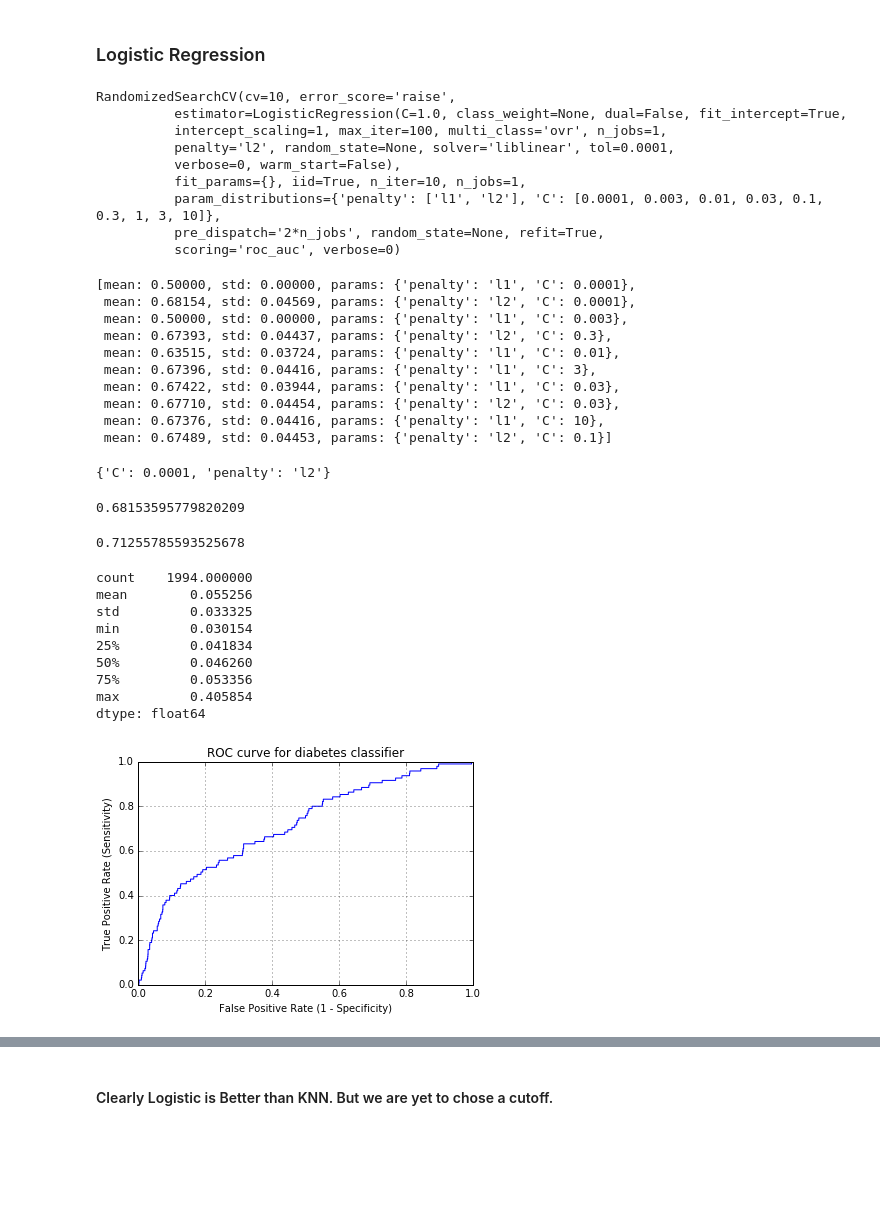
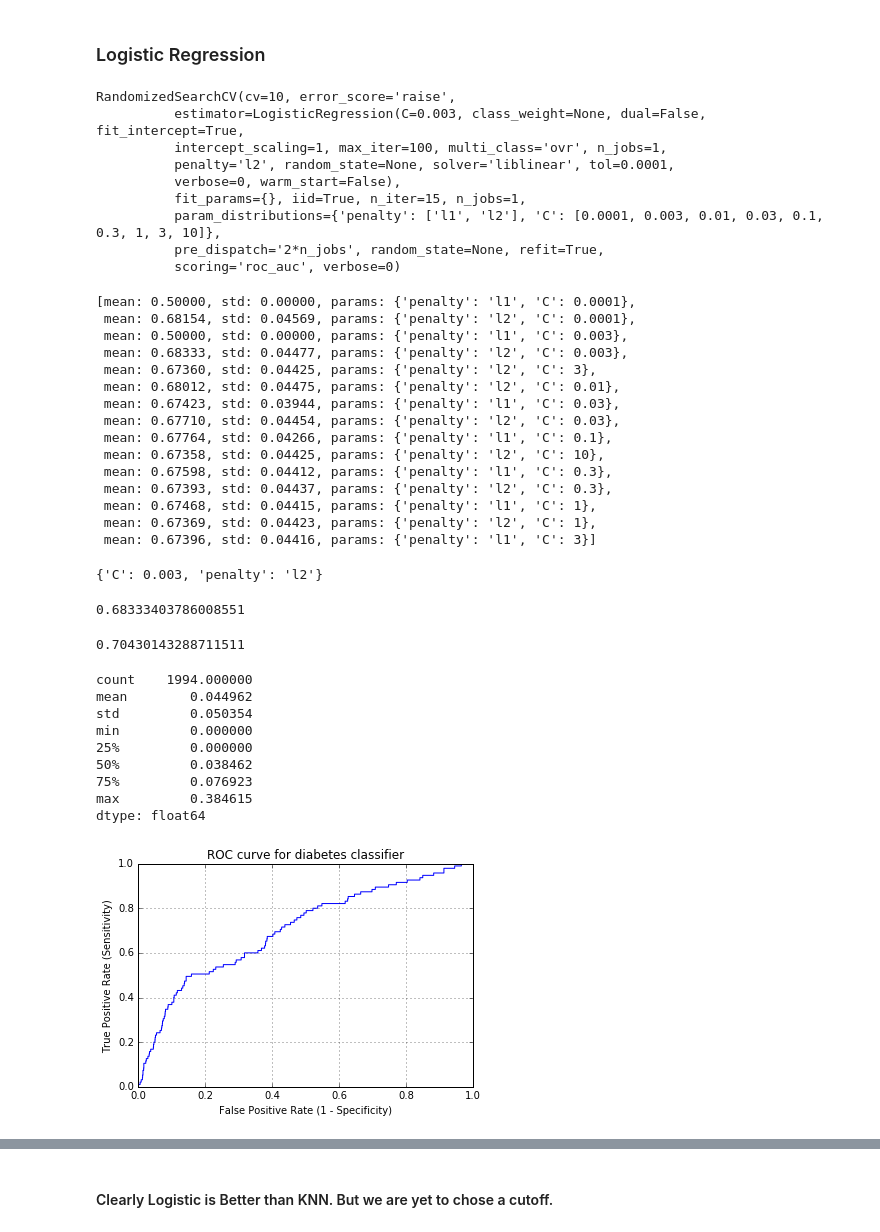
Before and after one commit to Shivam06/EXL-EQ-2017, a Jupyter notebook: Modelling.ipynb, the cells around one changed output, grey strips where cells are left out. Drawn from its saved outputs; the diff is of its cells as text; code cells hidden in the pictures; blank space fills up the shorter version.

```diff
--- a/Modelling.ipynb
+++ b/Modelling.ipynb
@@ -131,7 +155,7 @@ grid.best_score_
 from sklearn.preprocessing import binarize
 from sklearn import metrics
 # %%
-knn = KNeighborsClassifier(n_neighbors=27, p = 2, weights= "uniform")
+knn = KNeighborsClassifier(n_neighbors=26, p = 1, weights= "uniform")
 knn.fit(Xtrain_std, ytrain)
 ypred_prob = knn.predict_proba(Xtest_std)[:,1]
 metrics.roc_auc_score(ytest, ypred_prob)
@@ -193,15 +217,15 @@ param_grid = {
     "C" : [0.0001,0.003,0.01,0.03,0.1,0.3,1,3,10],
     "penalty" : ["l1", "l2"]
 }
-rand_cv = RandomizedSearchCV(lr, param_grid, cv = 10, scoring = "roc_auc")
+rand_cv = RandomizedSearchCV(lr, param_grid, cv = 10, scoring = "roc_auc", n_iter=15)
 rand_cv.fit(Xtrain_std, ytrain)
 # %% [output]
 RandomizedSearchCV(cv=10, error_score='raise',
-          estimator=LogisticRegression(C=1.0, class_weight=None, dual=False, fit_intercept=True,
+          estimator=LogisticRegression(C=0.003, class_weight=None, dual=False, fit_intercept=True,
           intercept_scaling=1, max_iter=100, multi_class='ovr', n_jobs=1,
           penalty='l2', random_state=None, solver='liblinear', tol=0.0001,
           verbose=0, warm_start=False),
-          fit_params={}, iid=True, n_iter=10, n_jobs=1,
+          fit_params={}, iid=True, n_iter=15, n_jobs=1,
           param_distributions={'penalty': ['l1', 'l2'], 'C': [0.0001, 0.003, 0.01, 0.03, 0.1, 0.3, 1, 3, 10]},
           pre_dispatch='2*n_jobs', random_state=None, refit=True,
           scoring='roc_auc', verbose=0)
@@ -211,50 +235,55 @@ rand_cv.grid_scores_
 [mean: 0.50000, std: 0.00000, params: {'penalty': 'l1', 'C': 0.0001},
  mean: 0.68154, std: 0.04569, params: {'penalty': 'l2', 'C': 0.0001},
  mean: 0.50000, std: 0.00000, params: {'penalty': 'l1', 'C': 0.003},
+ mean: 0.68333, std: 0.04477, params: {'penalty': 'l2', 'C': 0.003},
+ mean: 0.67360, std: 0.04425, params: {'penalty': 'l2', 'C': 3},
+ mean: 0.68012, std: 0.04475, params: {'penalty': 'l2', 'C': 0.01},
+ mean: 0.67423, std: 0.03944, params: {'penalty': 'l1', 'C': 0.03},
+ mean: 0.67710, std: 0.04454, params: {'penalty': 'l2', 'C': 0.03},
+ mean: 0.67764, std: 0.04266, params: {'penalty': 'l1', 'C': 0.1},
+ mean: 0.67358, std: 0.04425, params: {'penalty': 'l2', 'C': 10},
+ mean: 0.67598, std: 0.04412, params: {'penalty': 'l1', 'C': 0.3},
  mean: 0.67393, std: 0.04437, params: {'penalty': 'l2', 'C': 0.3},
- mean: 0.63515, std: 0.03724, params: {'penalty': 'l1', 'C': 0.01},
- mean: 0.67396, std: 0.04416, params: {'penalty': 'l1', 'C': 3},
- mean: 0.67422, std: 0.03944, params: {'penalty': 'l1', 'C': 0.03},
- mean: 0.67710, std: 0.04454, params: {'penalty': 'l2', 'C': 0.03},
- mean: 0.67376, std: 0.04416, params: {'penalty': 'l1', 'C': 10},
- mean: 0.67489, std: 0.04453, params: {'penalty': 'l2', 'C': 0.1}]
+ mean: 0.67468, std: 0.04415, params: {'penalty': 'l1', 'C': 1},
+ mean: 0.67369, std: 0.04423, params: {'penalty': 'l2', 'C': 1},
+ mean: 0.67396, std: 0.04416, params: {'penalty': 'l1', 'C': 3}]
 # %%
 rand_cv.best_params_
 # %% [output]
-{'C': 0.0001, 'penalty': 'l2'}
+{'C': 0.003, 'penalty': 'l2'}
 # %%
 rand_cv.best_score_
 # %% [output]
-0.68153595779820209
+0.68333403786008551
 # %%
-lr = LogisticRegression(penalty="l1", C= 0.03)
+lr = LogisticRegression(penalty="l2", C= 0.003)
 lr.fit(Xtrain_std, ytrain)
-ypred_prob = lr.predict_proba(Xtest_std)[:,1]
-metrics.roc_auc_score(ytest, ypred_prob)
+ypred_prob_lr = lr.predict_proba(Xtest_std)[:,1]
+metrics.roc_auc_score(ytest, ypred_prob_lr)
 # %% [output]
-0.71255785593525678
+0.70430143288711511
 # %%
 pd.Series(ypred_prob).describe()
 # %% [output]
 count    1994.000000
-mean        0.055256
-std         0.033325
-min         0.030154
-25%         0.041834
-50%         0.046260
-75%         0.053356
-max         0.405854
+mean        0.044962
+std         0.050354
+min         0.000000
+25%         0.000000
+50%         0.038462
+75%         0.076923
+max         0.384615
 dtype: float64
 # %%
 import matplotlib.pyplot as plt
-tpr, fpr, thresholds = metrics.roc_curve(ytest, ypred_prob)
+tpr, fpr, thresholds = metrics.roc_curve(ytest, ypred_prob_lr)
 plt.plot(tpr,fpr)
 plt.xlim([0.0, 1.0])
 plt.ylim([0.0, 1.0])
 plt.title('ROC curve for diabetes classifier')
 plt.xlabel('False Positive Rate (1 - Specificity)')
 plt.ylabel('True Positive Rate (Sensitivity)')
 plt.grid(True)
 # %% [output]
-[figure, old version]
+[figure, new version]
 # %%
```
Also changed, not shown: parts of 50 cells of this notebook, 1 other file.
